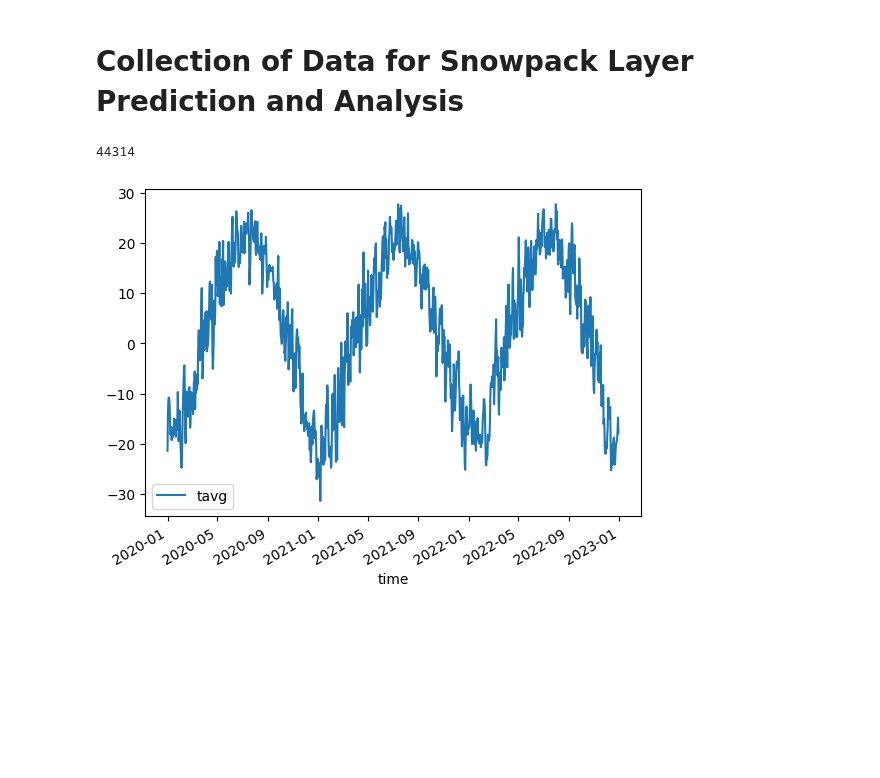
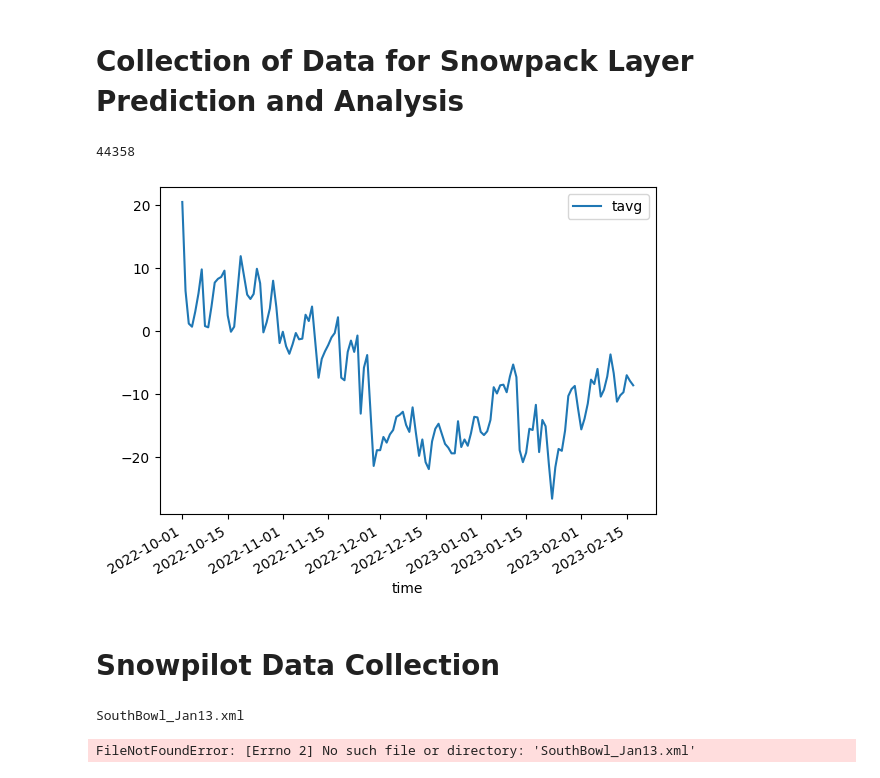
Before and after one commit to jayminwest/Snow-Pack-Layer-Prediction, a Jupyter notebook: data_collection.ipynb, the cells around one changed output. Saved outputs shown, nothing was run; the diff lists cells and outputs as text; code cells hidden in the pictures; blank space fills up the shorter version.

Commit message:
got date and layer information from snowpilot charts. Uploaded more snowpilot charts

```diff
--- a/data_collection.ipynb
+++ b/data_collection.ipynb
@@ -7,20 +11,46 @@ from meteostat import Stations, Daily
 # %%
 # Getting station data:
 stations = Stations()
-stations = stations.nearby(48.3680, 116.6227) # Coordinates of schwitzer
+stations = stations.nearby(43.5875, 110.8279) # Coordinates of Jackson Hole
 station = stations.fetch(1)
 print(station.wmo[0])
 # %% [output]
-44314
+44358
 # %%
 # Getting daily data:
-start = datetime(2020, 1, 1)
-end = datetime(2022, 12, 31)
+start = datetime(2022, 10, 1)
+end = datetime(2023, 2, 17)
 
 daily_data = Daily(station.wmo[0], start, end)
 daily_data = daily_data.fetch()
 
 daily_data.plot(y=['tavg'])
 plt.show()
 # %% [output]
-[figure, old version]
+[figure, new version]
+# %% [markdown]
+# Snowpilot Data Collection
+# %%
+importlib.reload(utils)
+
+sp_data = []
+for filename in os.listdir("input_data/snowpilot_data"):
+    filename = "input_data/snowpilot_data/" + filename
+    timestamp = int(utils.snowpilot_xml_to_dict(filename)['@timestamp'])
+    timestamp /= 1000 # Converting from milliseconds
+
+    date = datetime.fromtimestamp(timestamp).strftime('%Y-%m-%d')
+
+    layers = utils.snowpilot_xml_to_dict(filename)['Layer']
+
+    layers_dict = {}
+
+    for layer in layers:
+        layers_dict[layer['@layerNumber']] = [layer['@startDepth'], layer['@endDepth'], layer['@hardness1']]
+
+    chart_df = pd.DataFrame.from_dict(layers_dict, orient='index', columns=['startDepth', 'endDepth', 'hardness1'])
+    sp_data.append((date, chart_df))
+sp_data
+# %% [output]
+SouthBowl_Jan13.xml
+FileNotFoundError: [Errno 2] No such file or directory: 'SouthBowl_Jan13.xml'
```
Also changed, not shown: parts of 2 cells of this notebook, 12 other files.
